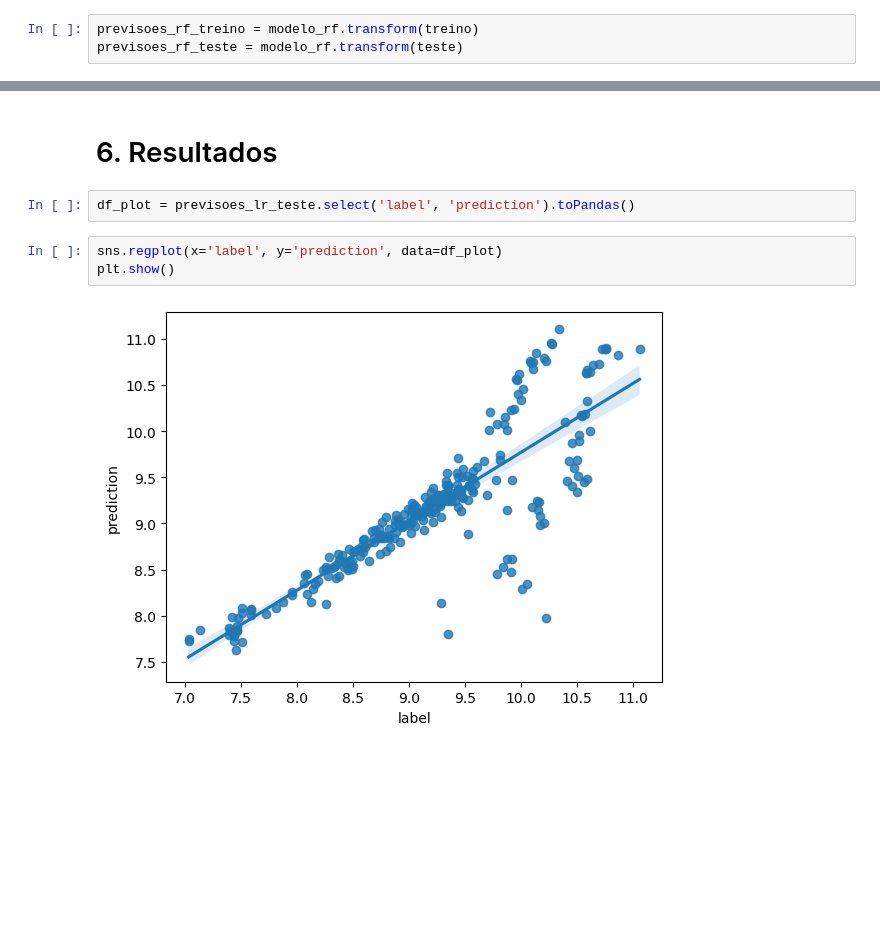
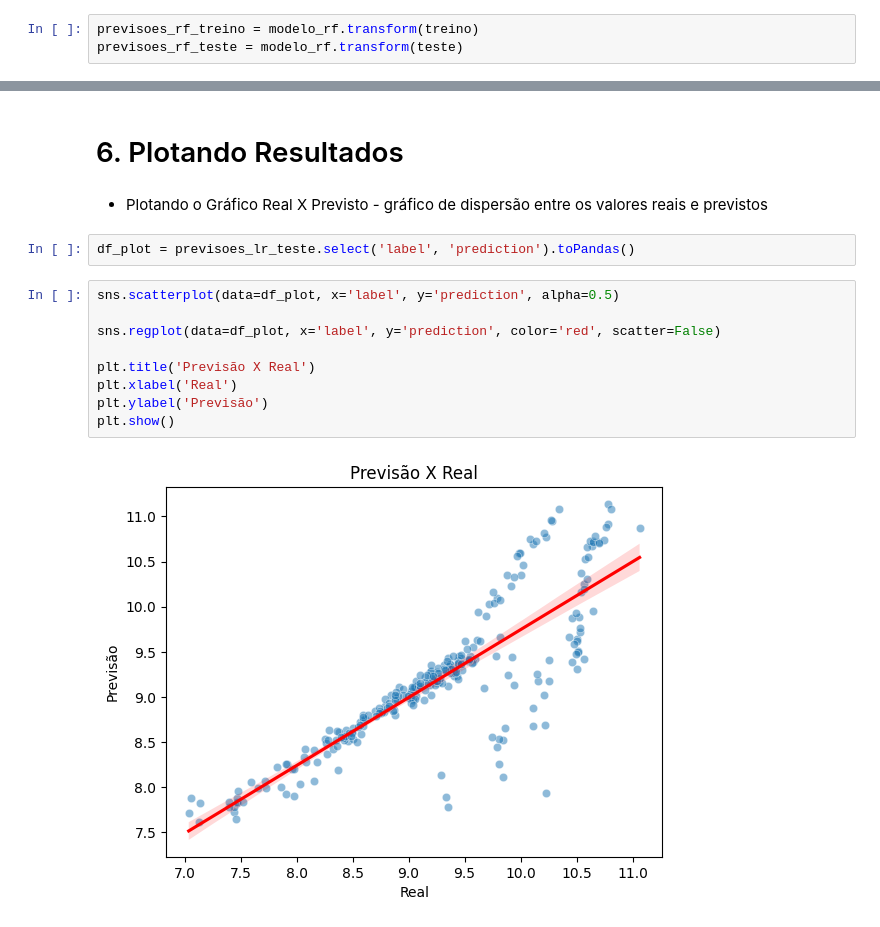
Before and after one commit to RenanTrevelim/prevendo_seguro_saude, a Jupyter notebook: notebooks/Spark - ML Regressão (valor seguro).ipynb, the cells around one changed output, grey strips where cells are left out. Cells and saved outputs as stored; diff of their text form; blank space fills up the shorter version.

```diff
--- a/notebooks/Spark - ML Regressão (valor seguro).ipynb
+++ b/notebooks/Spark - ML Regressão (valor seguro).ipynb
@@ -431,9 +450,17 @@ RMSE: 0.4248485902677559
 # %% [markdown]
-# 6. Resultados
+# 6. Plotando Resultados
+# %% [markdown]
+* Plotando o Gráfico Real X Previsto - gráfico de dispersão entre os valores reais e previstos
 # %%
 df_plot = previsoes_lr_teste.select('label', 'prediction').toPandas()
-# %%
-sns.regplot(x='label', y='prediction', data=df_plot)
-plt.show()
-# %% [output]
-[figure, removed]
+# %%
+sns.scatterplot(data=df_plot, x='label', y='prediction', alpha=0.5)
+
+sns.regplot(data=df_plot, x='label', y='prediction', color='red', scatter=False)
+
+plt.title('Previsão X Real')
+plt.xlabel('Real')
+plt.ylabel('Previsão')
+plt.show()
+# %% [output]
+[figure, added]
```
Also changed, not shown: parts of 20 cells of this notebook.
